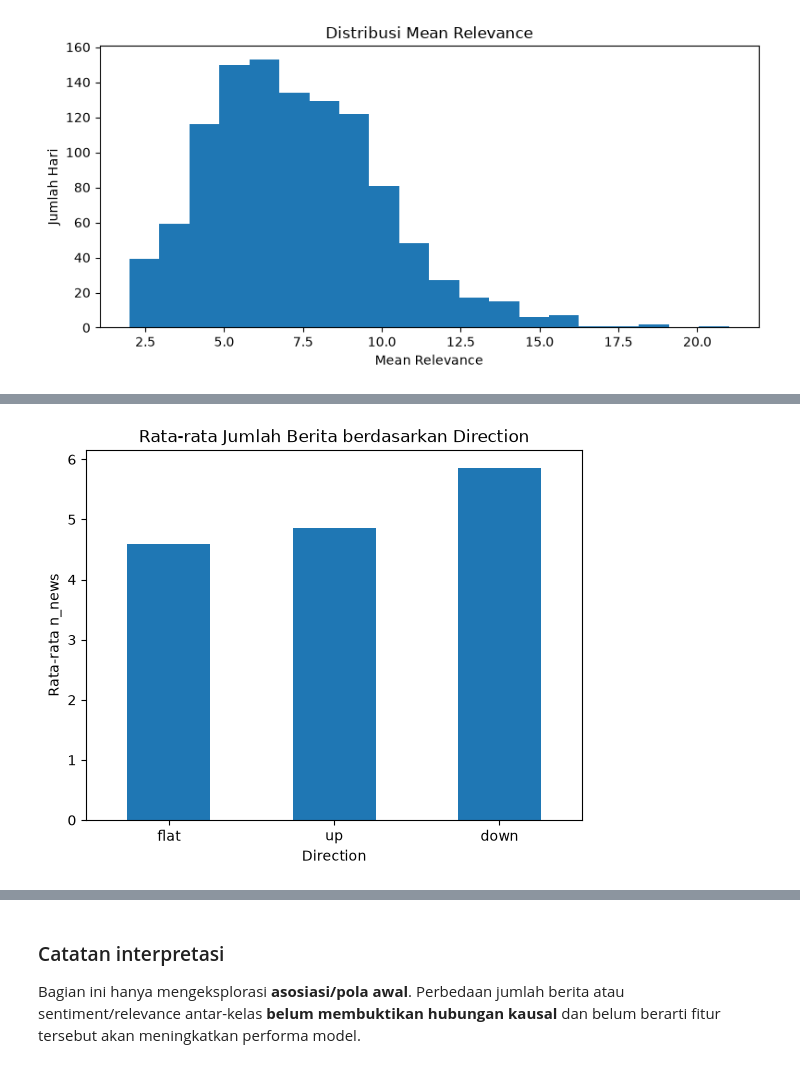
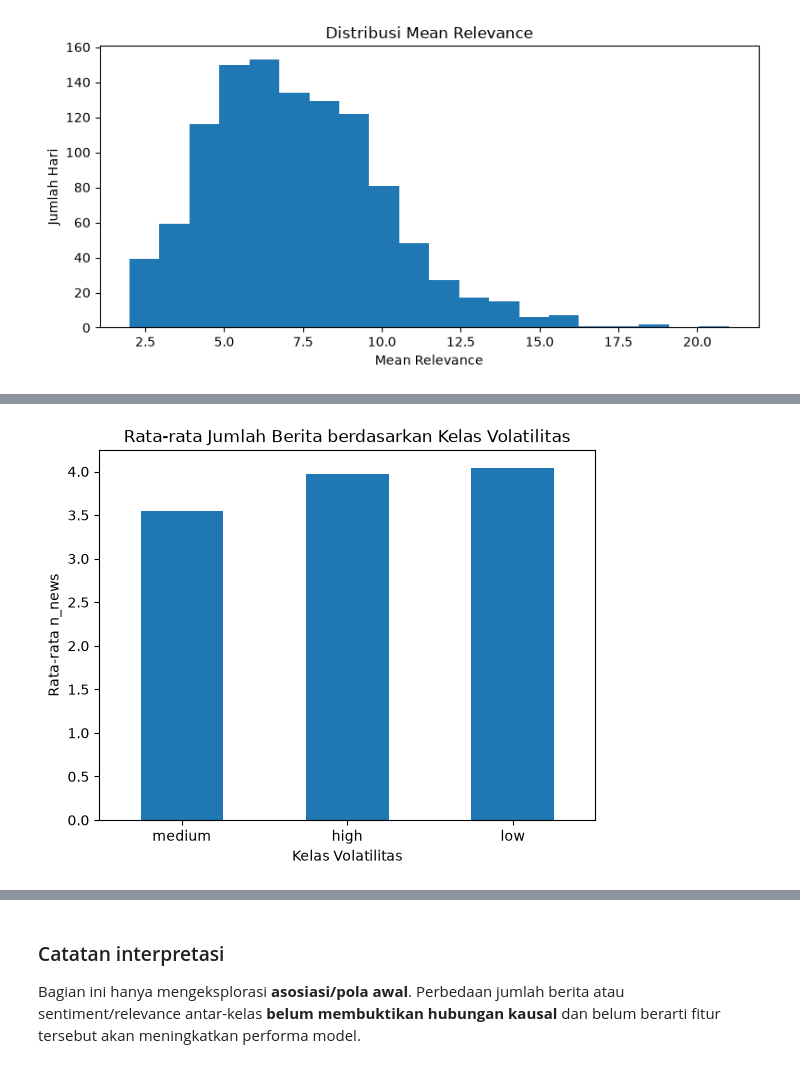
Before and after one commit to YorGalore/nlp_memastikan, a Jupyter notebook: notebook/01_EDA.ipynb, the cells around one changed output, grey strips where cells are left out. Saved outputs shown, nothing was run; the diff lists cells and outputs as text; code cells hidden in the pictures.

```diff
--- a/notebook/01_EDA.ipynb
+++ b/notebook/01_EDA.ipynb
@@ -98,0 +104,27 @@ Ringkasan numerik:
+# %%
+PRICE_FEATURES = ['lag1_log_return', 'lag2_log_return', 'lag3_log_return',
+                  'lag1_realized_vol', 'lag1_volatility_class_enc']
+LM_FEATURES = ['mean_lm_polarity', 'lm_positive_sum', 'lm_negative_sum']
+train, validation, test = build_dataset(required_cols=PRICE_FEATURES + LM_FEATURES)
+
+fit_calendar = df.iloc[:int(len(df) * TRAIN_FRAC)]
+_, edges = pd.qcut(fit_calendar.realized_vol.dropna(), 3, retbins=True, duplicates='drop')
+assert len(edges) == 4, 'Data tidak menghasilkan tiga interval volatilitas.'
+assert fit_calendar.date.max() <= train.date.max(), 'Threshold memakai tanggal setelah train model.'
+edges[0], edges[-1] = -np.inf, np.inf
+classes = VOLATILITY_LABELS
+df['volatility_class'] = pd.cut(df.realized_vol, bins=edges, labels=classes)
+df['lag1_volatility_class'] = df.volatility_class.shift(1)
+for part in (train, validation, test):
+    expected = df.set_index('date').loc[part.date, 'volatility_class']
+    assert expected.astype(str).tolist() == part.volatility_class.astype(str).tolist()
+assert train.date.max() < validation.date.min() < test.date.min()
+assert validation.date.max() < test.date.min()
+
+eda_train = train.copy()
+print('Window volatilitas:', C.VOLATILITY_WINDOW, 'observasi')
+print('Akhir periode fit threshold:', fit_calendar.date.max().date())
+print('Akhir train model:', train.date.max().date())
+display(pd.DataFrame({'Kelas': classes, 'Batas bawah (eksklusif)': edges[:-1],
+                      'Batas atas (inklusif)': edges[1:]}))
+print('Target belum tersedia pada kalender awal:', df.volatility_class.isna().sum())
@@ -231,13 +283,13 @@ display(news_by_direction)
 # %%
-# Rata-rata jumlah berita per direction
-mean_news = df.groupby("direction")["n_news"].mean().sort_values()
+# Rata-rata jumlah berita per volatility_class
+mean_news = eda_train.groupby("volatility_class", observed=True)["n_news"].mean().sort_values()
 
 ax = mean_news.plot(kind="bar")
-ax.set_title("Rata-rata Jumlah Berita berdasarkan Direction")
-ax.set_xlabel("Direction")
+ax.set_title("Rata-rata Jumlah Berita berdasarkan Kelas Volatilitas")
+ax.set_xlabel("Kelas Volatilitas")
 ax.set_ylabel("Rata-rata n_news")
 plt.xticks(rotation=0)
 plt.show()
 # %% [output]
-[figure, old version]
+[figure, new version]
 # %%
```
Also changed, not shown: parts of 26 cells of this notebook, 2 other files.
